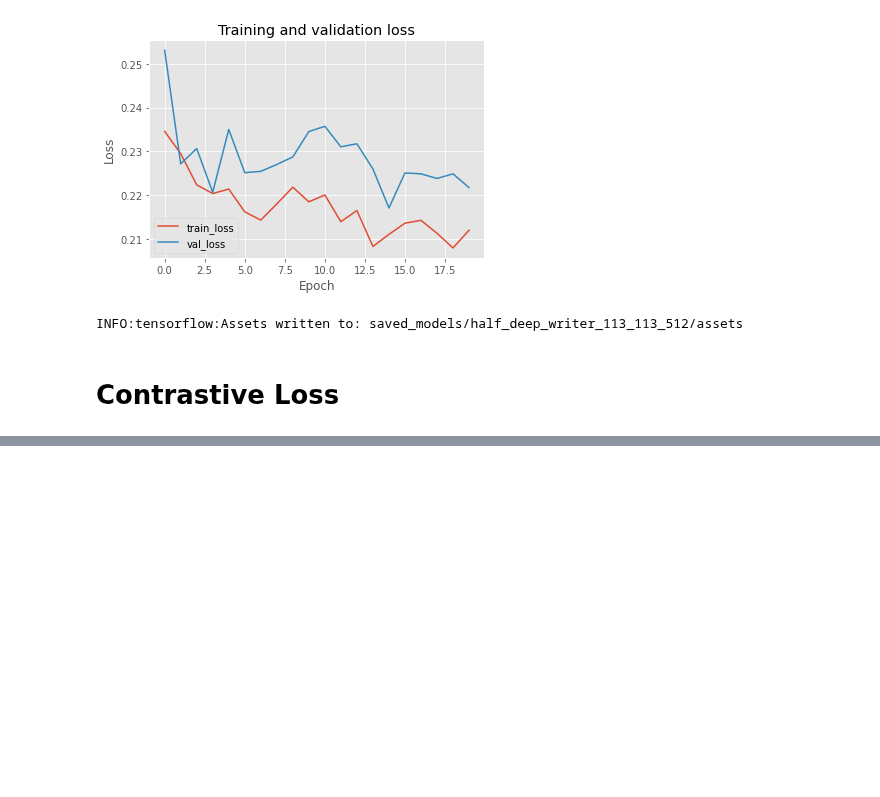
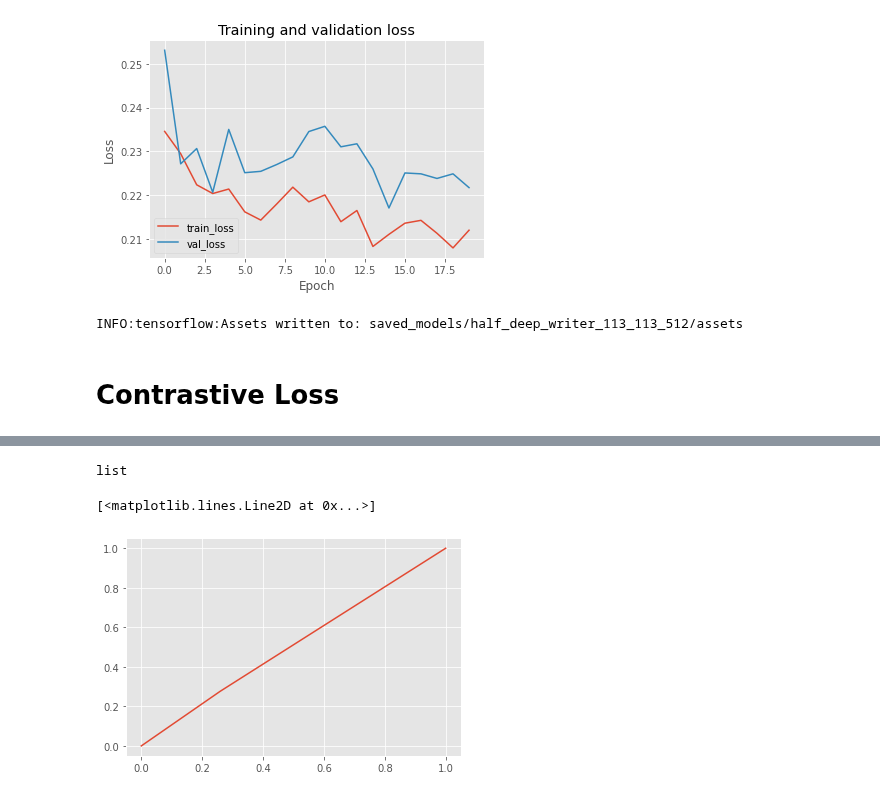
Before and after one commit to schauppi/HTSR_Handwritten_Text_Similarity_Recognition, a Jupyter notebook: half_deep_writer.ipynb, the cells around one changed output, grey strips where cells are left out. Drawn from its saved outputs; the diff is of its cells as text; code cells hidden in the pictures; blank space fills up the shorter version.

```diff
--- a/half_deep_writer.ipynb
+++ b/half_deep_writer.ipynb
@@ -1128,0 +972,17 @@ Epoch 10/10
+# %%
+for i in range(len(test)):
+    if test[i] <= 0.5:
+        test[i] = 1
+    else:
+        test[i] = 0
+# %%
+labels = np.concatenate([y for x, y in val_dataset], axis=0)
+# %%
+test_labels = list(labels)
+# %%
+type(test)
+# %% [output]
+list
+# %%
+from sklearn.metrics import roc_curve
+fpr, tpr, thresholds = roc_curve(test_labels, test)
@@ -1128,0 +991,5 @@ Epoch 10/10
+# %%
+plt.plot(fpr, tpr)
+# %% [output]
+[<matplotlib.lines.Line2D at 0x...>]
+[figure, added]
```
Also changed, not shown: parts of 21 cells of this notebook.
